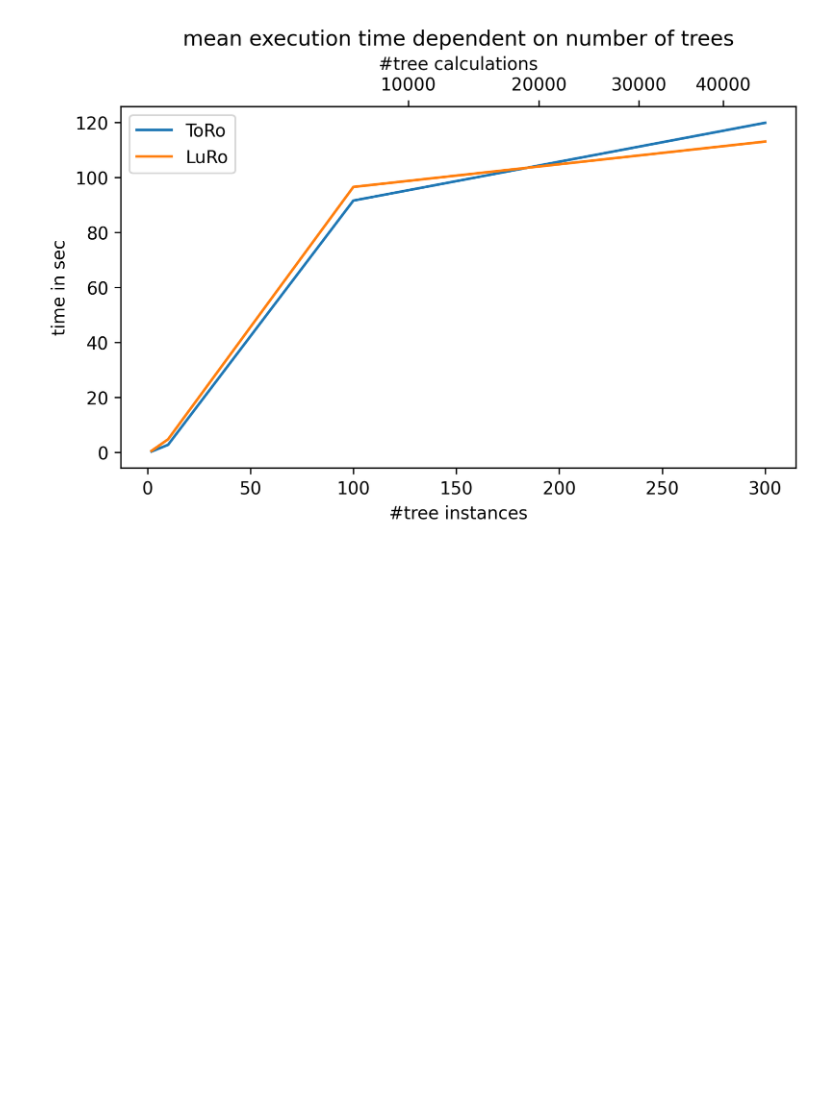
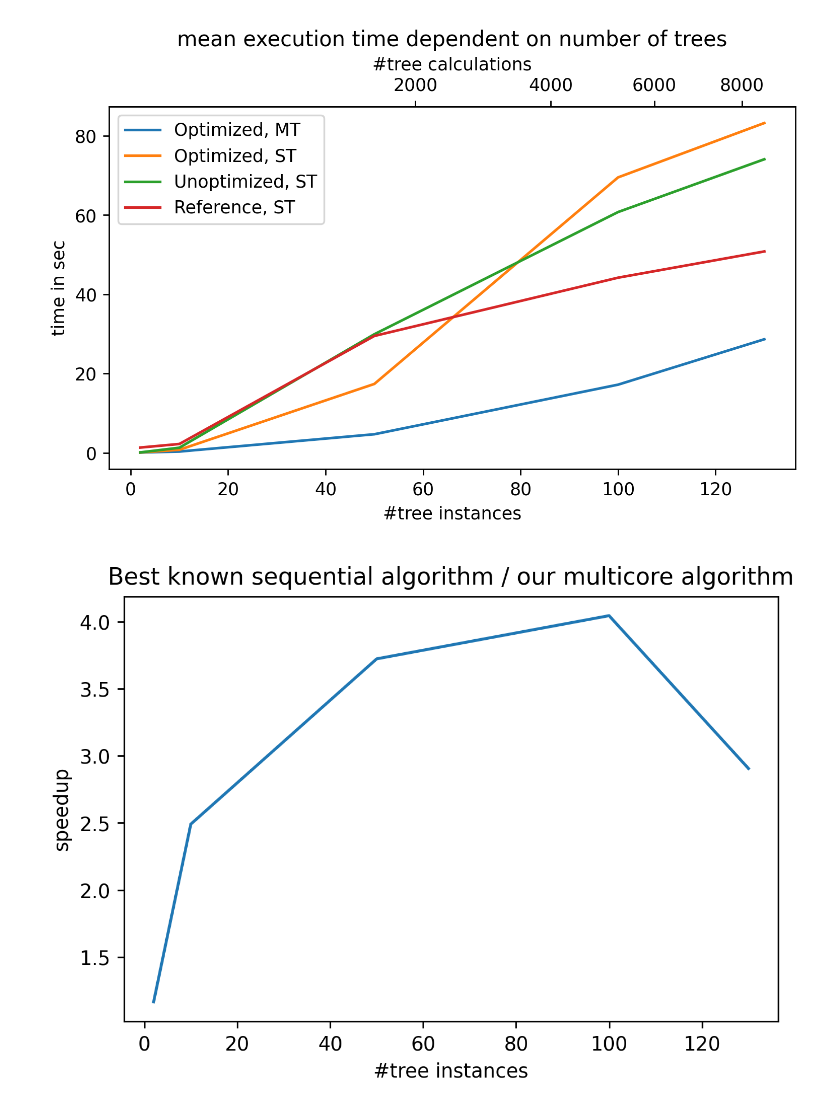
Before and after one commit to DoktorBotti/RF_Metrics, a Jupyter notebook: misc/Plot_Raw_Benchmark_mtz.ipynb, the cells around one changed output. Cells and saved outputs as stored; diff of their text form; code cells hidden in the pictures; blank space fills up the shorter version.

```diff
--- a/misc/Plot_Raw_Benchmark_mtz.ipynb
+++ b/misc/Plot_Raw_Benchmark_mtz.ipynb
@@ -18,3 +28,11 @@ ours = ours[:,perm,:]
+# %%
+# remove too large taxa entries
+t_mask = np.where(num_taxa <= max_taxa_val)
+num_taxa = num_taxa[t_mask]
+opt = opt[:,t_mask,:][:,0,:,:]
+unopt = unopt[:,t_mask,:][:,0,:,:]
+singleTh = singleTh[:,t_mask,:][:,0,:,:]
+ref = ref[:,t_mask,:][:,0,:,:]
 # %%
 def deleteZeroRows(inArr):
     rowsToDelete = []
@@ -23,7 +41,7 @@ def deleteZeroRows(inArr):
             rowsToDelete.append(i)
     return np.delete(inArr, rowsToDelete, 0)
 def getInvalidMask(inArr):
-    bad_values = [0,-1e-9,-2e-9] # not evaluated | error | timeout
+    bad_values = [0.,-1e-9,-2e-9] # not evaluated | error | timeout
     negativeMask = np.isin(inArr,bad_values)
     return ~negativeMask
 def getTimeoutMask(inArr):
@@ -31,7 +49,7 @@ def getTimeoutMask(inArr):
     negativeMask = np.isin(inArr,bad_values)
     return ~negativeMask
 def getErrMask(inArr):
-    bad_values = [-1e-9]
+    bad_values = [-1e-9,0]
     negativeMask = np.isin(inArr,bad_values)
     return ~negativeMask
 # %%
@@ -90,34 +153,67 @@ for i, trees in enumerate(tree_values):
 # %%
 # plot contribution of tree count
 tree_calcs = tree_values
+#get first timeout event to compare fair measures
+max_idx = min(np.argmax(~tMask_opt),np.argmax(~tMask_unopt),np.argmax(~tMask_sth),np.argmax(~tMask_ref))
 
-invMO = np.all(getInvalidMask(ours),axis=2)
-invMR = np.all(getInvalidMask(ref),axis=2)
+invM_opt = np.all(getInvalidMask(opt),axis=2)
+invM_unopt = np.all(getInvalidMask(unopt),axis=2)
+invM_sth = np.all(getInvalidMask(singleTh),axis=2)
+invM_ref = np.all(getInvalidMask(ref),axis=2)
 
-tree_avgsO = []
-tree_avgsR = []
+if max_idx != 0 or ~tMask_opt[0] or ~tMask_unopt[0] or ~tMask_ref[0] or ~tMask_sth[0]:
+    invM_opt[:,max_idx:] = False
+    invM_unopt[:,max_idx:] = False
+    invM_sth[:,max_idx:] = False
+    invM_ref[:,max_idx:] = False
+
+tree_avgs_opt = []
+tree_avgs_unopt = []
+tree_avgs_sth = []
+tree_avgs_ref = []
+
+
 for idx,tree in enumerate(tree_values):
-    filteredO = ours[idx,:,:]
-    tree_avgsO.append(np.average(filteredO[invMO[idx,:]]))
-    filteredR = ref[idx,:,:]
-    tree_avgsR.append(np.average(filteredR[invMO[idx,:]]))
+    filtered_opt = opt[idx,:,:]
+    tree_avgs_opt.append(np.average(filtered_opt[invM_opt[idx,:]]))
+
+    filtered_unopt = unopt[idx,:,:]
+    tree_avgs_unopt.append(np.average(filtered_unopt[invM_unopt[idx,:]]))
+
+    filtered_sth = singleTh[idx,:,:]
+    tree_avgs_sth.append(np.average(filtered_sth[invM_sth[idx,:]]))
+
+    filtered_ref = ref[idx,:,:]
+    tree_avgs_ref.append(np.average(filtered_ref[invM_ref[idx,:]]))
 
 fig, ax = plt.subplots(constrained_layout=True)
 
-ax.plot(tree_calcs,tree_avgsO, label="ToRo")
-ax.plot(tree_calcs,tree_avgsR, label="LuRo")
+ax.plot(tree_calcs,tree_avgs_opt, label="Optimized, MT")
+ax.plot(tree_calcs,tree_avgs_sth, label="Optimized, ST")
+ax.plot(tree_calcs,tree_avgs_unopt, label="Unoptimized, ST")
+ax.plot(tree_calcs,tree_avgs_ref, label="Reference, ST")
+
 ax.set_xlabel("#tree instances")
 def trees2calc(trees):
     return trees * (trees+1)/2
 def calc2trees(calc):
     return 0.5 * (np.sqrt(8*calc+1)-1)
 
 secax = ax.secondary_xaxis('top', functions=(trees2calc, calc2trees))
 secax.set_xlabel("#tree calculations")
 
 plt.title("mean execution time dependent on number of trees")
 plt.ylabel("time in sec")
 plt.legend()
+plt.savefig(plot_store_path+"timePerTreeCalc",dpi=300,facecolor='white', transparent=False )
 plt.show()
+
+plt.plot(tree_calcs, 1/np.array(tree_avgs_opt)*np.array(tree_avgs_sth), label="speedup")
+plt.xlabel("#tree instances")
+plt.ylabel("speedup")
+plt.title("Best known sequential algorithm / our multicore algorithm")
+plt.savefig(plot_store_path+"speedup",dpi=300,facecolor='white', transparent=False )
+plt.show()
 # %% [output]
-[figure, old version]
+[figure, new version]
+[figure, added]
```
Also changed, not shown: parts of 4 cells of this notebook, 9 other files.
